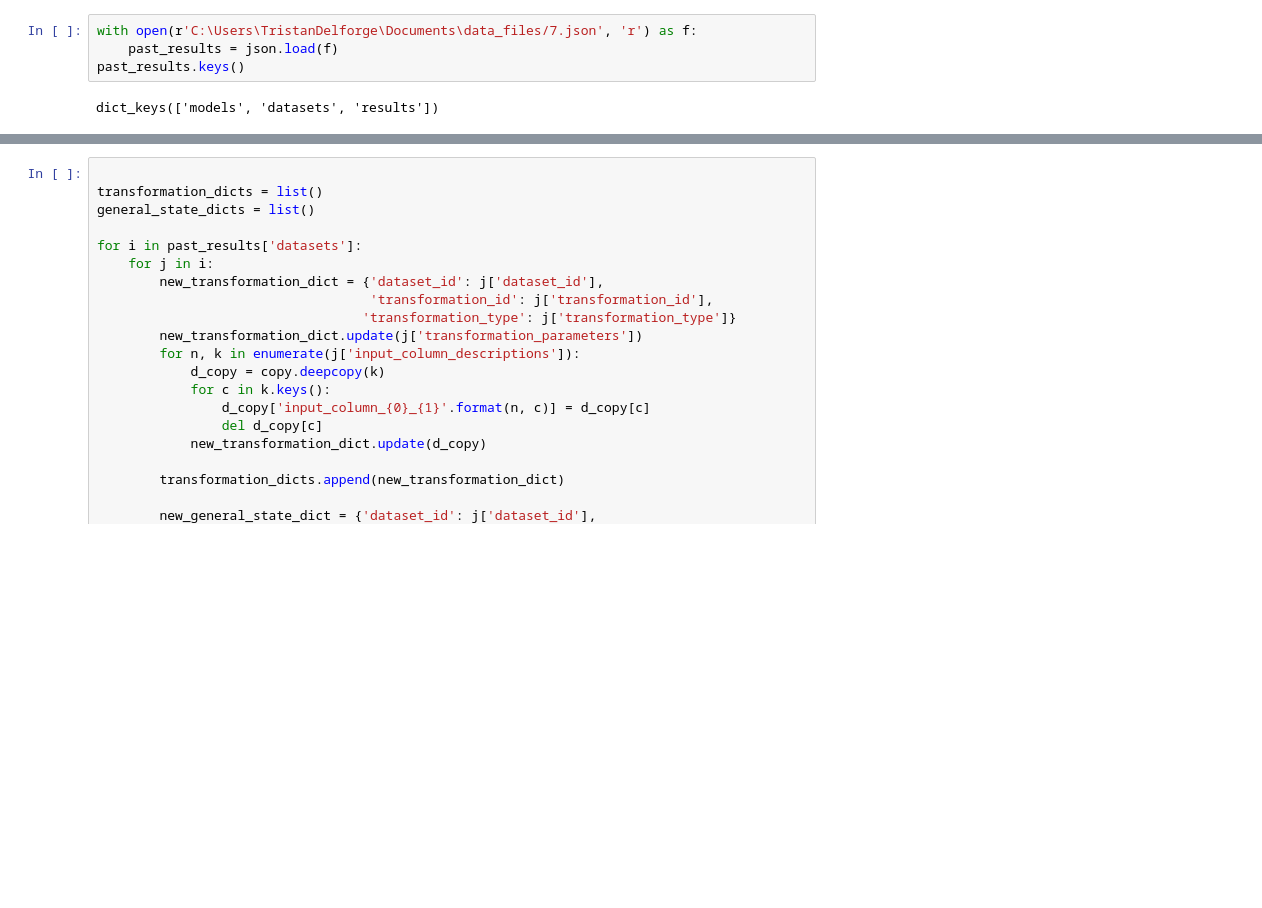
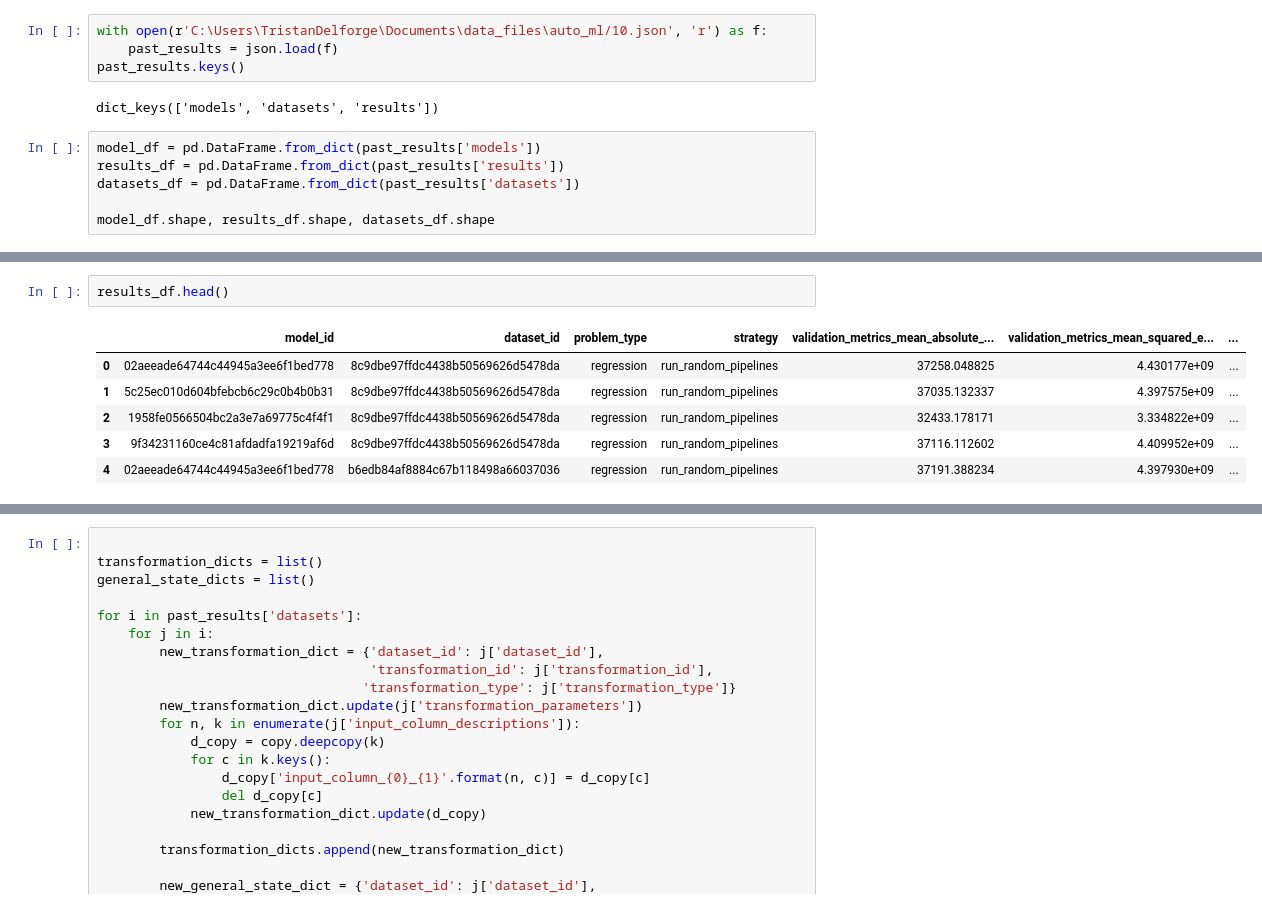
Before and after one commit to tristan00/auto_ml, a Jupyter notebook: metamodel.ipynb, the cells around one changed output, grey strips where cells are left out. Drawn from its saved outputs; the diff is of its cells as text; blank space fills up the shorter version.

```diff
--- a/metamodel.ipynb
+++ b/metamodel.ipynb
@@ -35,8 +35,14 @@ class JSONFlattener:
                 temp_dict[self.col_names[j]] = i.get(j)
         return pd.DataFrame(data_dicts)
 # %%
-with open(r'C:\Users\TristanDelforge\Documents\data_files/7.json', 'r') as f:
+with open(r'C:\Users\TristanDelforge\Documents\data_files\auto_ml/10.json', 'r') as f:
     past_results = json.load(f)
 past_results.keys()
 # %% [output]
 dict_keys(['models', 'datasets', 'results'])
+# %%
+model_df = pd.DataFrame.from_dict(past_results['models'])
+results_df = pd.DataFrame.from_dict(past_results['results'])
+datasets_df = pd.DataFrame.from_dict(past_results['datasets'])
+
+model_df.shape, results_df.shape, datasets_df.shape
@@ -42,0 +59,9 @@ dict_keys(['models', 'datasets', 'results'])
+# %%
+results_df.head()
+# %% [output]
+|  | model_id | dataset_id | problem_type | strategy | validation_metrics_mean_absolute_... | validation_metrics_mean_squared_e... | ... |
+| 0 | 02aeeade64744c44945a3ee6f1bed778 | 8c9dbe97ffdc4438b50569626d5478da | regression | run_random_pipelines | 37258.048825 | 4.430177e+09 | ... |
+| 1 | 5c25ec010d604bfebcb6c29c0b4b0b31 | 8c9dbe97ffdc4438b50569626d5478da | regression | run_random_pipelines | 37035.132337 | 4.397575e+09 | ... |
+| 2 | 1958fe0566504bc2a3e7a69775c4f4f1 | 8c9dbe97ffdc4438b50569626d5478da | regression | run_random_pipelines | 32433.178171 | 3.334822e+09 | ... |
+| 3 | 9f34231160ce4c81afdadfa19219af6d | 8c9dbe97ffdc4438b50569626d5478da | regression | run_random_pipelines | 37116.112602 | 4.409952e+09 | ... |
+| 4 | 02aeeade64744c44945a3ee6f1bed778 | b6edb84af8884c67b118498a66037036 | regression | run_random_pipelines | 37191.388234 | 4.397930e+09 | ... |
```
Also changed, not shown: parts of 11 cells of this notebook, 3 other files.
